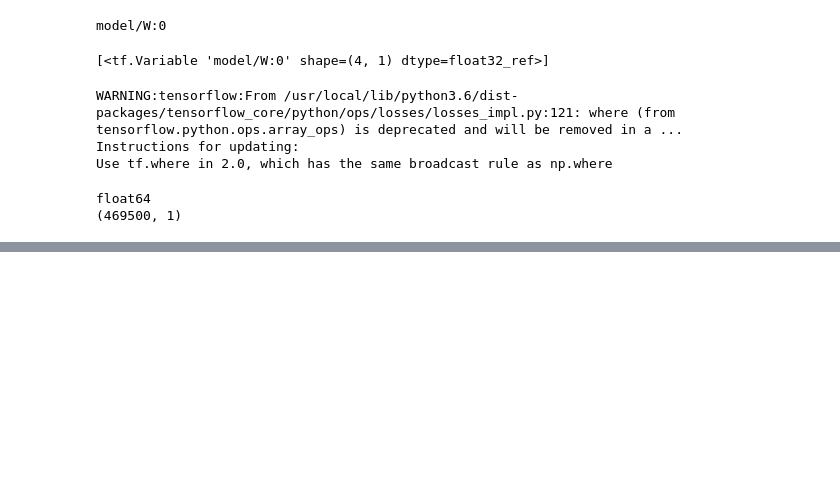
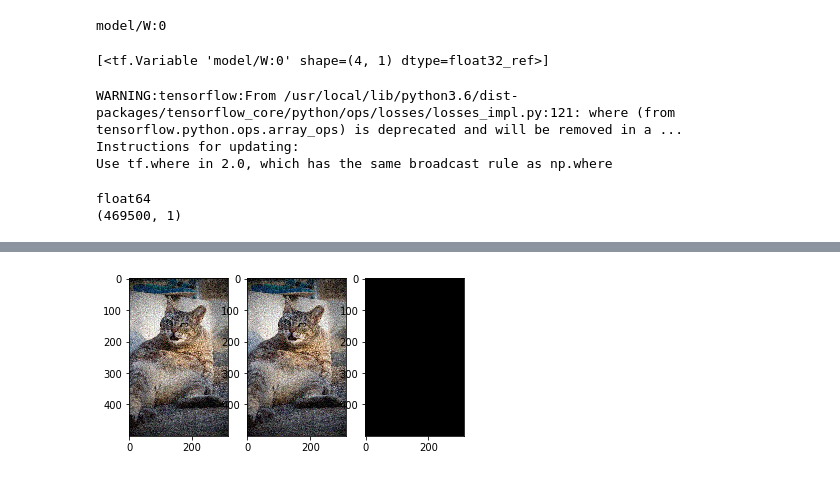
Before and after one commit to PhilipOe1612340/CVIS_DeepLearning, a Jupyter notebook: exercises_01/ex1.ipynb, the cells around one changed output, grey strips where cells are left out. Cells and saved outputs as stored; diff of their text form; code cells hidden in the pictures; blank space fills up the shorter version.

Commit message:
try to predict vignette

```diff
--- a/exercises_01/ex1.ipynb
+++ b/exercises_01/ex1.ipynb
@@ -274,0 +257,47 @@ for i in range(10000):
+# %%
+######################### WORK IN PROGRESS ############################
+
+#read bad image
+imgTest = imageIO.imread(vignet_images[2])
+
+# save original shape
+shape = imgTest.shape
+
+
+#                                                  #
+#   do same steps as before (probably not right)   #
+#                                                  #
+
+img_copy, r = imgVector(imgTest)
+r_withExponent = r
+img_copyExtended = img_copy
+
+for i in range(1,N):
+  r_withExponent = np.append(r_withExponent, (r**i),axis=1)
+  img_copyExtended = np.append(img_copyExtended, img_copy, axis=1)
+
+r_withExponent_temp = np.append(r_withExponent,r_withExponent,axis=0)
+r_withExponent_temp = np.append(r_withExponent_temp,r_withExponent,axis=0)
+r_withExponent = r_withExponent_temp
+
+test_dict = {X: img_copyExtended * r_withExponent}
+
+# predict vignette
+vignet = np.array(sess.run(tf.argmax(Y, 1), feed_dict = test_dict))
+
+# reset size
+vignet.shape = shape
+
+# subtract vignette from crappy image
+output = imgTest - vignet
+
+# compare
+plt.subplot(1, 3, 1)
+plt.imshow(imgTest)
+plt.subplot(1, 3, 2)
+plt.imshow(output)
+plt.subplot(1, 3, 3)
+plt.imshow(vignet)
+plt.show()
+# %% [output]
+[figure, added]
```
Also changed, not shown: parts of 1 cell of this notebook.
